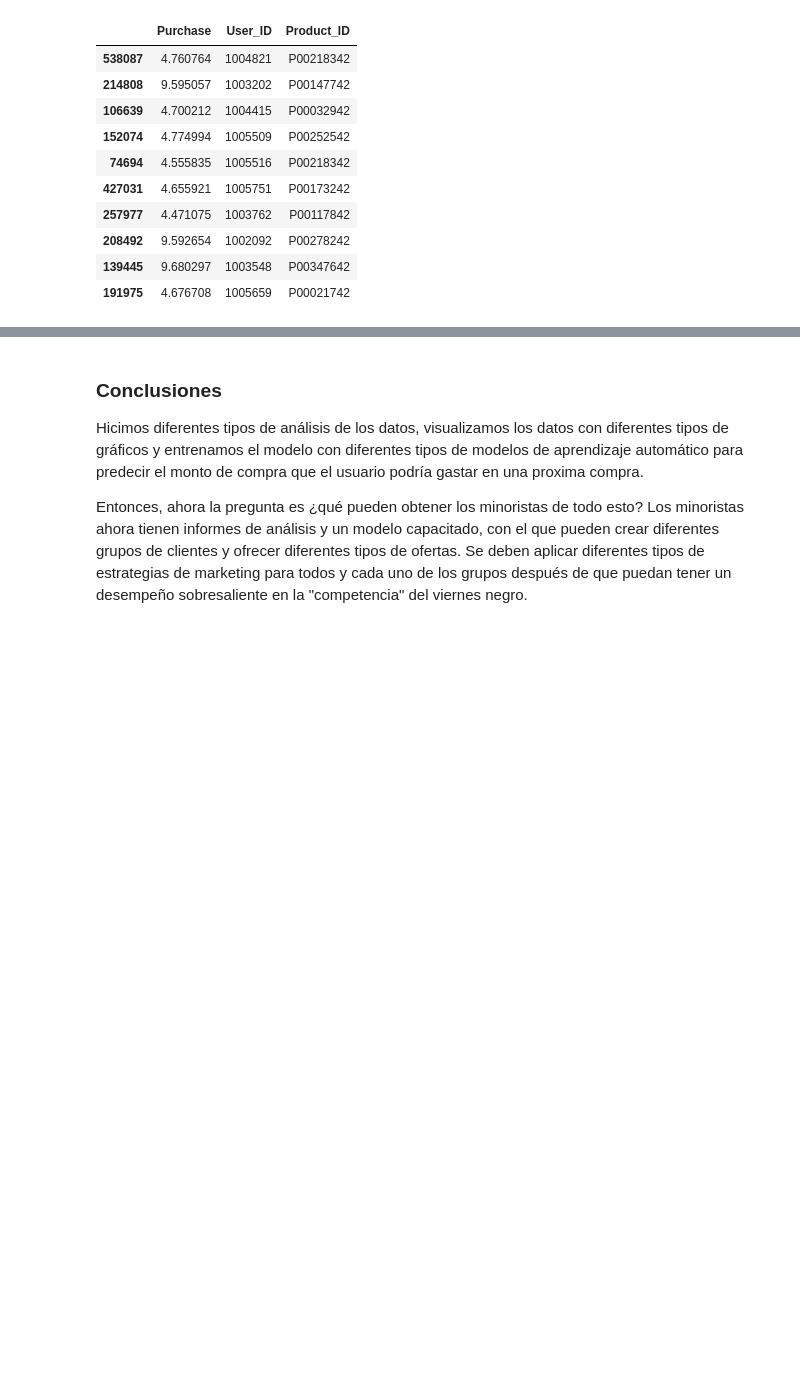
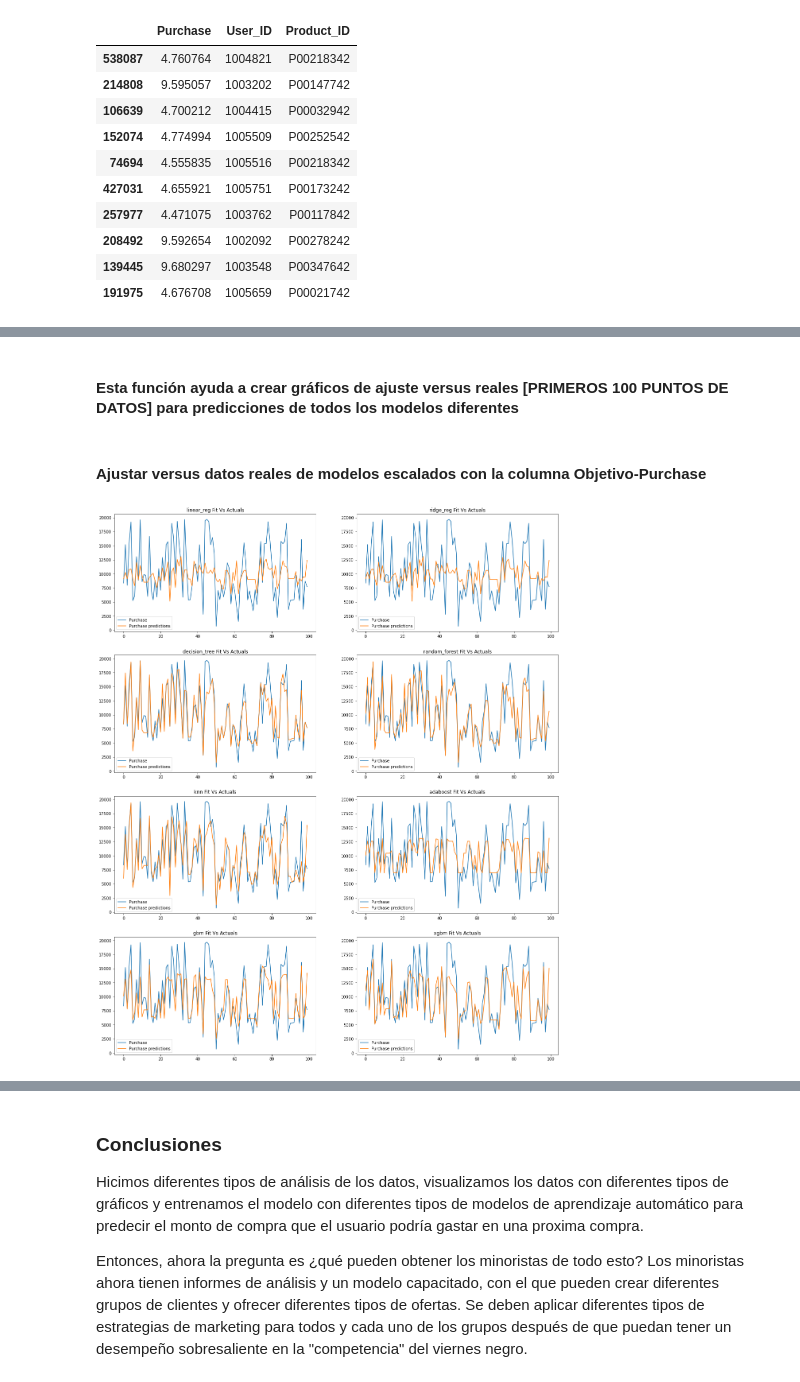
Before and after one commit to criss201x/an-lisis_de_compras_con_algoritmos_de_aprendizaje_automatico, a Jupyter notebook: purchases.ipynb, the cells around one changed output, grey strips where cells are left out. Drawn from its saved outputs; the diff is of its cells as text; code cells hidden in the pictures; blank space fills up the shorter version.

```diff
--- a/purchases.ipynb
+++ b/purchases.ipynb
@@ -904,0 +987,5 @@ predictions.sample(10)
+# %%
+feat_eng = feature_engineering(training_data = x_train.copy())
+# %%
+non_scaled_x_train,x_train = feat_eng.do_all(df = x_train.copy(), train = True)
+x_val = feat_eng.do_all(df = x_val.copy())
@@ -904,0 +1049,10 @@ predictions.sample(10)
+# %%
+
+
+mod_first_cut = modelling()
+print("------------------------")
+mod_first_cut.model_fit(x_train = x_train.copy(), y_train = y_train.copy())
+print("------------------------")
+mod_first_cut.model_predict(x_test = x_train.copy())
+print("------------------------")
+scaled_train_scores,scaled_train_scores_styled=mod_first_cut.eval_metric(y_actuals = y_train.copy())
@@ -904,0 +1170,19 @@ predictions.sample(10)
+# %% [markdown]
+#### Esta función ayuda a crear gráficos de ajuste versus reales [PRIMEROS 100 PUNTOS DE DATOS] para predicciones de todos los modelos diferentes
+# %%
+
+def plot_fit_acts(modelling_obj,actuals):
+    name_ = actuals.name
+    temp = pd.DataFrame(actuals)
+    rows= math.floor(len(modelling_obj.all_predictions.keys())/2)
+    fig,axis = plt.subplots(rows,2,figsize = (20,25))
+    axis_combos = [(r,c) for r in range(rows) for c in range(2)]
+    for model,predictions,ax in zip(modelling_obj.all_predictions.keys(),modelling_obj.all_predictions.values(),axis_combos):
+        temp[name_+' predictions'] = predictions
+        temp.iloc[:100,:].plot(title = f"{model} Fit Vs Actuals", ax= axis[ax[0],ax[1]])
+# %% [markdown]
+#### Ajustar versus datos reales de modelos escalados con la columna Objetivo-Purchase
+# %%
+plot_fit_acts(mod_first_cut,actuals = y_train.copy())
+# %% [output]
+[figure, added]
```
Also changed, not shown: parts of 30 cells of this notebook.
